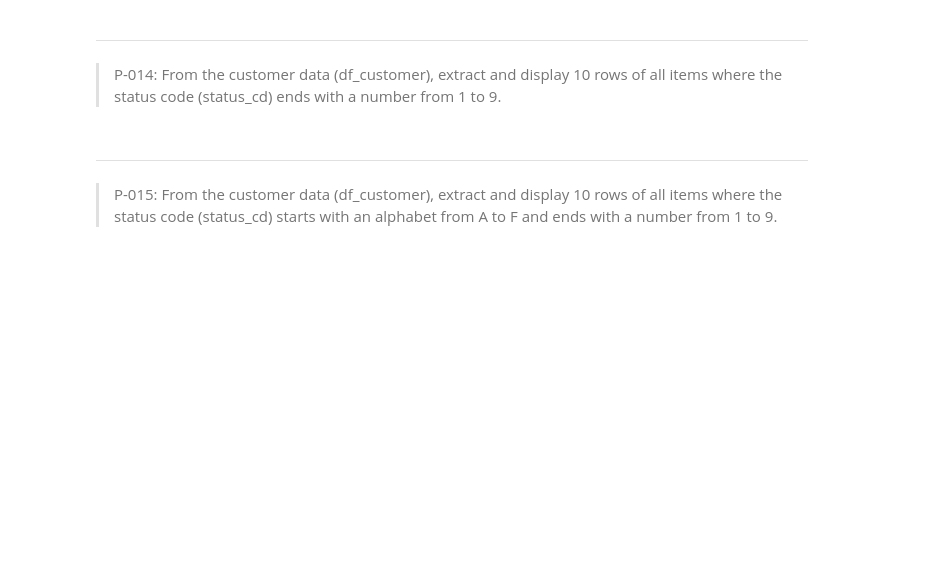
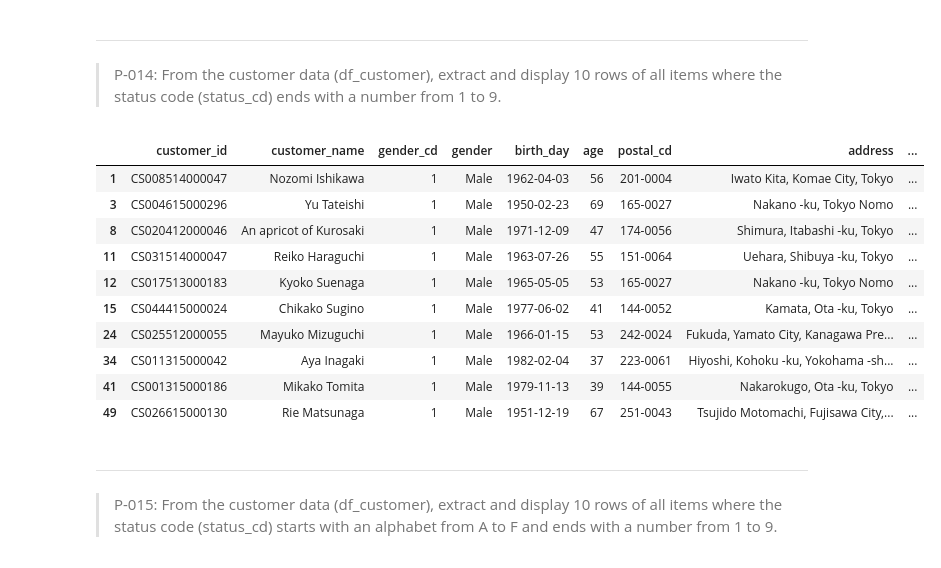
Before and after one commit to minhchau-creator/100_days_practice_pandas, a Jupyter notebook: 100_bai_tap_pandas/notebooks_en/exercises/100_pandas_exercises_en.ipynb, the cells around one changed output. Saved outputs shown, nothing was run; the diff lists cells and outputs as text; code cells hidden in the pictures; blank space fills up the shorter version.

```diff
--- a/100_bai_tap_pandas/notebooks_en/exercises/100_pandas_exercises_en.ipynb
+++ b/100_bai_tap_pandas/notebooks_en/exercises/100_pandas_exercises_en.ipynb
@@ -253,6 +258,20 @@ df_store.query("address.str.contains('横浜市')").head(10)
 # %% [markdown]
 ---
 > P-014: From the customer data (df_customer), extract and display 10 rows of all items where the status code (status_cd) ends with a number from 1 to 9.
+# %%
+df_customer.query("status_cd.str.contains(r'[1-9]$')").head(10)
+# %% [output]
+|  | customer_id | customer_name | gender_cd | gender | birth_day | age | postal_cd | address | ... |
+| 1 | CS008514000047 | Nozomi Ishikawa | 1 | Male | 1962-04-03 | 56 | 201-0004 | Iwato Kita, Komae City, Tokyo | ... |
+| 3 | CS004615000296 | Yu Tateishi | 1 | Male | 1950-02-23 | 69 | 165-0027 | Nakano -ku, Tokyo Nomo | ... |
+| 8 | CS020412000046 | An apricot of Kurosaki | 1 | Male | 1971-12-09 | 47 | 174-0056 | Shimura, Itabashi -ku, Tokyo | ... |
+| 11 | CS031514000047 | Reiko Haraguchi | 1 | Male | 1963-07-26 | 55 | 151-0064 | Uehara, Shibuya -ku, Tokyo | ... |
+| 12 | CS017513000183 | Kyoko Suenaga | 1 | Male | 1965-05-05 | 53 | 165-0027 | Nakano -ku, Tokyo Nomo | ... |
+| 15 | CS044415000024 | Chikako Sugino | 1 | Male | 1977-06-02 | 41 | 144-0052 | Kamata, Ota -ku, Tokyo | ... |
+| 24 | CS025512000055 | Mayuko Mizuguchi | 1 | Male | 1966-01-15 | 53 | 242-0024 | Fukuda, Yamato City, Kanagawa Pre... | ... |
+| 34 | CS011315000042 | Aya Inagaki | 1 | Male | 1982-02-04 | 37 | 223-0061 | Hiyoshi, Kohoku -ku, Yokohama -sh... | ... |
+| 41 | CS001315000186 | Mikako Tomita | 1 | Male | 1979-11-13 | 39 | 144-0055 | Nakarokugo, Ota -ku, Tokyo | ... |
+| 49 | CS026615000130 | Rie Matsunaga | 1 | Male | 1951-12-19 | 67 | 251-0043 | Tsujido Motomachi, Fujisawa City,... | ... |
 # %% [markdown]
 ---
 > P-015: From the customer data (df_customer), extract and display 10 rows of all items where the status code (status_cd) starts with an alphabet from A to F and ends with a number from 1 to 9.
```
Also changed, not shown: parts of 7 cells of this notebook.
